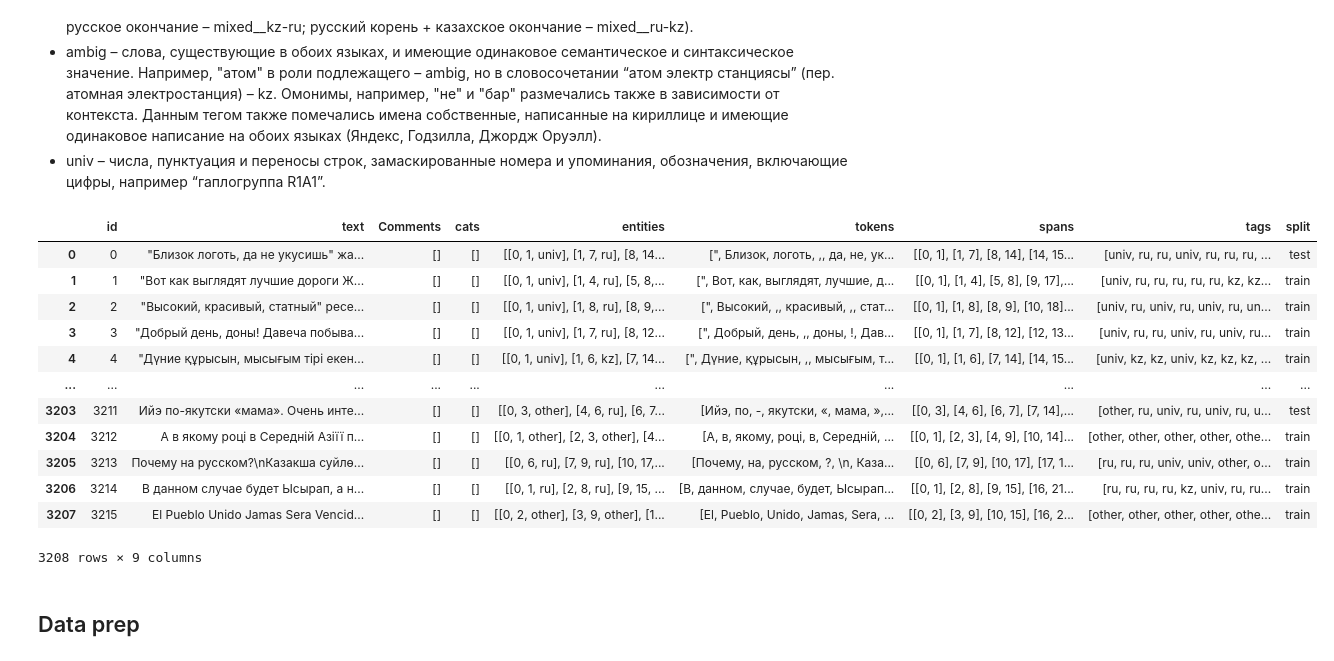
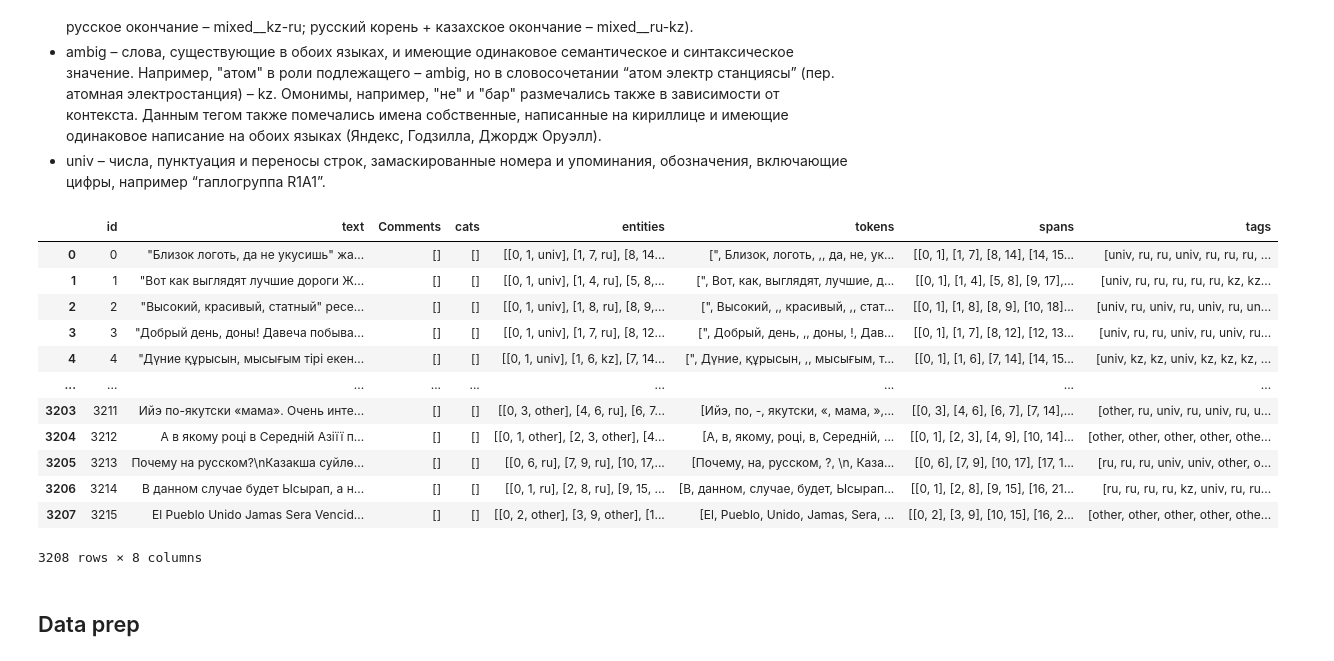
Before and after one commit to liminovna/KazRusCSW, a Jupyter notebook: colab_notebooks/model_training/colab__wl_lid__mbert.ipynb, the cells around one changed output. Cells and saved outputs as stored; diff of their text form; code cells hidden in the pictures.

Commit message:
changed data loading

```diff
--- a/colab_notebooks/model_training/colab__wl_lid__mbert.ipynb
+++ b/colab_notebooks/model_training/colab__wl_lid__mbert.ipynb
@@ -14,22 +18,22 @@
 # %%
 import pandas as pd
 
-df = pd.read_json('KazRusCSW-G-T.jsonl', lines=True)
-df
+data = pd.read_json("hf://datasets/liminovna/KazRusCSW-G-T/KazRusCSW-G-T.jsonl", lines=True)
+data
 # %% [output]
-|  | id | text | Comments | cats | entities | tokens | spans | tags | split |
-| 0 | 0 | "Близок логоть, да не укусишь" жа... | [] | [] | [[0, 1, univ], [1, 7, ru], [8, 14... | [", Близок, логоть, ,, да, не, ук... | [[0, 1], [1, 7], [8, 14], [14, 15... | [univ, ru, ru, univ, ru, ru, ru, ... | test |
-| 1 | 1 | "Вот как выглядят лучшие дороги Ж... | [] | [] | [[0, 1, univ], [1, 4, ru], [5, 8,... | [", Вот, как, выглядят, лучшие, д... | [[0, 1], [1, 4], [5, 8], [9, 17],... | [univ, ru, ru, ru, ru, ru, kz, kz... | train |
-| 2 | 2 | "Высокий, красивый, статный" ресе... | [] | [] | [[0, 1, univ], [1, 8, ru], [8, 9,... | [", Высокий, ,, красивый, ,, стат... | [[0, 1], [1, 8], [8, 9], [10, 18]... | [univ, ru, univ, ru, univ, ru, un... | train |
-| 3 | 3 | "Добрый день, доны! Давеча побыва... | [] | [] | [[0, 1, univ], [1, 7, ru], [8, 12... | [", Добрый, день, ,, доны, !, Дав... | [[0, 1], [1, 7], [8, 12], [12, 13... | [univ, ru, ru, univ, ru, univ, ru... | train |
-| 4 | 4 | "Дүние құрысын, мысығым тірі екен... | [] | [] | [[0, 1, univ], [1, 6, kz], [7, 14... | [", Дүние, құрысын, ,, мысығым, т... | [[0, 1], [1, 6], [7, 14], [14, 15... | [univ, kz, kz, univ, kz, kz, kz, ... | train |
-| ... | ... | ... | ... | ... | ... | ... | ... | ... | ... |
-| 3203 | 3211 | Ийэ по-якутски «мама». Очень инте... | [] | [] | [[0, 3, other], [4, 6, ru], [6, 7... | [Ийэ, по, -, якутски, «, мама, »,... | [[0, 3], [4, 6], [6, 7], [7, 14],... | [other, ru, univ, ru, univ, ru, u... | test |
-| 3204 | 3212 | А в якому році в Середній Азіїї п... | [] | [] | [[0, 1, other], [2, 3, other], [4... | [А, в, якому, році, в, Середній, ... | [[0, 1], [2, 3], [4, 9], [10, 14]... | [other, other, other, other, othe... | train |
-| 3205 | 3213 | Почему на русском?\nКазакша суйлө... | [] | [] | [[0, 6, ru], [7, 9, ru], [10, 17,... | [Почему, на, русском, ?, \n, Каза... | [[0, 6], [7, 9], [10, 17], [17, 1... | [ru, ru, ru, univ, univ, other, o... | train |
-| 3206 | 3214 | В данном случае будет Ысырап, а н... | [] | [] | [[0, 1, ru], [2, 8, ru], [9, 15, ... | [В, данном, случае, будет, Ысырап... | [[0, 1], [2, 8], [9, 15], [16, 21... | [ru, ru, ru, ru, kz, univ, ru, ru... | train |
-| 3207 | 3215 | El Pueblo Unido Jamas Sera Vencid... | [] | [] | [[0, 2, other], [3, 9, other], [1... | [El, Pueblo, Unido, Jamas, Sera, ... | [[0, 2], [3, 9], [10, 15], [16, 2... | [other, other, other, other, othe... | train |
+|  | id | text | Comments | cats | entities | tokens | spans | tags |
+| 0 | 0 | "Близок логоть, да не укусишь" жа... | [] | [] | [[0, 1, univ], [1, 7, ru], [8, 14... | [", Близок, логоть, ,, да, не, ук... | [[0, 1], [1, 7], [8, 14], [14, 15... | [univ, ru, ru, univ, ru, ru, ru, ... |
+| 1 | 1 | "Вот как выглядят лучшие дороги Ж... | [] | [] | [[0, 1, univ], [1, 4, ru], [5, 8,... | [", Вот, как, выглядят, лучшие, д... | [[0, 1], [1, 4], [5, 8], [9, 17],... | [univ, ru, ru, ru, ru, ru, kz, kz... |
+| 2 | 2 | "Высокий, красивый, статный" ресе... | [] | [] | [[0, 1, univ], [1, 8, ru], [8, 9,... | [", Высокий, ,, красивый, ,, стат... | [[0, 1], [1, 8], [8, 9], [10, 18]... | [univ, ru, univ, ru, univ, ru, un... |
+| 3 | 3 | "Добрый день, доны! Давеча побыва... | [] | [] | [[0, 1, univ], [1, 7, ru], [8, 12... | [", Добрый, день, ,, доны, !, Дав... | [[0, 1], [1, 7], [8, 12], [12, 13... | [univ, ru, ru, univ, ru, univ, ru... |
+| 4 | 4 | "Дүние құрысын, мысығым тірі екен... | [] | [] | [[0, 1, univ], [1, 6, kz], [7, 14... | [", Дүние, құрысын, ,, мысығым, т... | [[0, 1], [1, 6], [7, 14], [14, 15... | [univ, kz, kz, univ, kz, kz, kz, ... |
+| ... | ... | ... | ... | ... | ... | ... | ... | ... |
+| 3203 | 3211 | Ийэ по-якутски «мама». Очень инте... | [] | [] | [[0, 3, other], [4, 6, ru], [6, 7... | [Ийэ, по, -, якутски, «, мама, »,... | [[0, 3], [4, 6], [6, 7], [7, 14],... | [other, ru, univ, ru, univ, ru, u... |
+| 3204 | 3212 | А в якому році в Середній Азіїї п... | [] | [] | [[0, 1, other], [2, 3, other], [4... | [А, в, якому, році, в, Середній, ... | [[0, 1], [2, 3], [4, 9], [10, 14]... | [other, other, other, other, othe... |
+| 3205 | 3213 | Почему на русском?\nКазакша суйлө... | [] | [] | [[0, 6, ru], [7, 9, ru], [10, 17,... | [Почему, на, русском, ?, \n, Каза... | [[0, 6], [7, 9], [10, 17], [17, 1... | [ru, ru, ru, univ, univ, other, o... |
+| 3206 | 3214 | В данном случае будет Ысырап, а н... | [] | [] | [[0, 1, ru], [2, 8, ru], [9, 15, ... | [В, данном, случае, будет, Ысырап... | [[0, 1], [2, 8], [9, 15], [16, 21... | [ru, ru, ru, ru, kz, univ, ru, ru... |
+| 3207 | 3215 | El Pueblo Unido Jamas Sera Vencid... | [] | [] | [[0, 2, other], [3, 9, other], [1... | [El, Pueblo, Unido, Jamas, Sera, ... | [[0, 2], [3, 9], [10, 15], [16, 2... | [other, other, other, other, othe... |
-3208 rows × 9 columns
+3208 rows × 8 columns
 # %% [markdown]
 ## Data prep
 # %%
```
Also changed, not shown: parts of 5 cells of this notebook, 1 other file.
